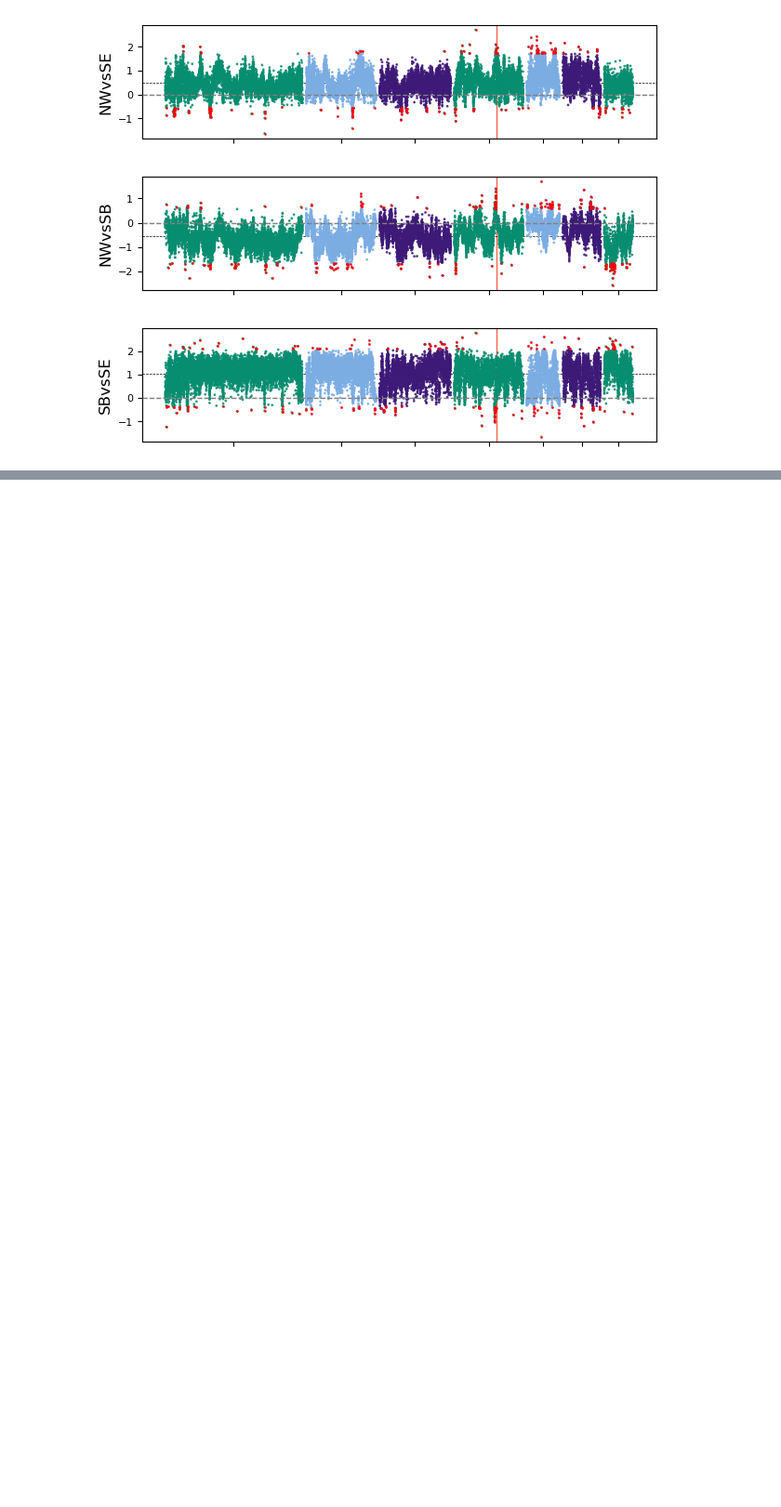
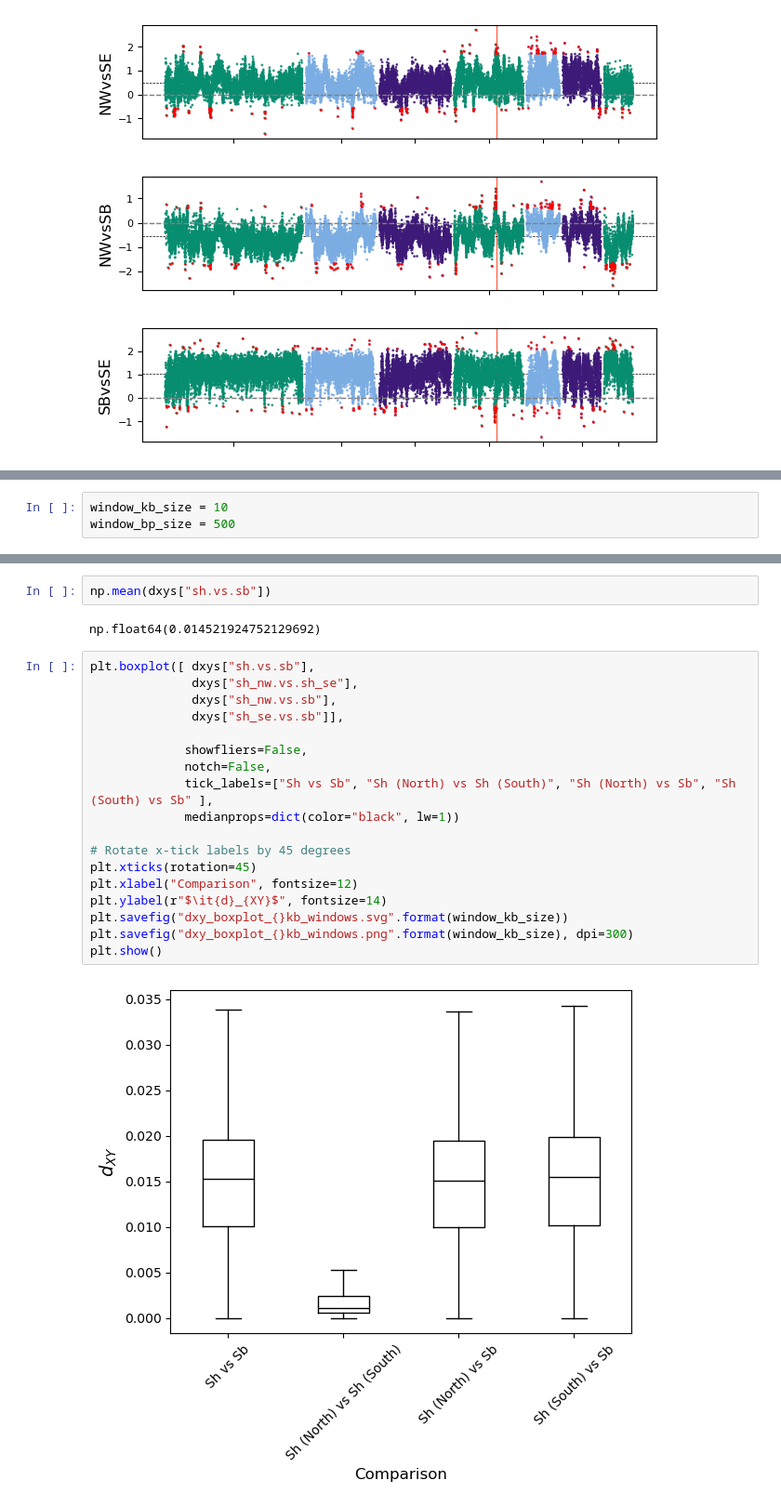
Before and after one commit to nealplatt/sch_hae_scan, a Jupyter notebook: code/12-summary_stats.ipynb, the cells around one changed output, grey strips where cells are left out. Shown: that part at 93% size. Saved outputs shown, nothing was run; the diff lists cells and outputs as text; blank space fills up the shorter version.

```diff
--- a/code/12-summary_stats.ipynb
+++ b/code/12-summary_stats.ipynb
@@ -639,0 +646,3 @@ for comp in ["nw_se", "nw_sb", "sb_se"]:
+# %%
+window_kb_size = 10
+window_bp_size = 500
@@ -639,0 +683,24 @@ for comp in ["nw_se", "nw_sb", "sb_se"]:
+# %%
+np.mean(dxys["sh.vs.sb"])
+# %% [output]
+np.float64(0.014521924752129692)
+# %%
+plt.boxplot([ dxys["sh.vs.sb"],
+              dxys["sh_nw.vs.sh_se"],
+              dxys["sh_nw.vs.sb"],
+              dxys["sh_se.vs.sb"]],
+
+             showfliers=False,
+             notch=False,
+             tick_labels=["Sh vs Sb", "Sh (North) vs Sh (South)", "Sh (North) vs Sb", "Sh (South) vs Sb" ],
+             medianprops=dict(color="black", lw=1))
+
+# Rotate x-tick labels by 45 degrees
+plt.xticks(rotation=45)
+plt.xlabel("Comparison", fontsize=12)
+plt.ylabel(r"$\it{d}_{XY}$", fontsize=14)
+plt.savefig("dxy_boxplot_{}kb_windows.svg".format(window_kb_size))
+plt.savefig("dxy_boxplot_{}kb_windows.png".format(window_kb_size), dpi=300)
+plt.show()
+# %% [output]
+[figure, added]
```
Also changed, not shown: parts of 6 cells of this notebook.
